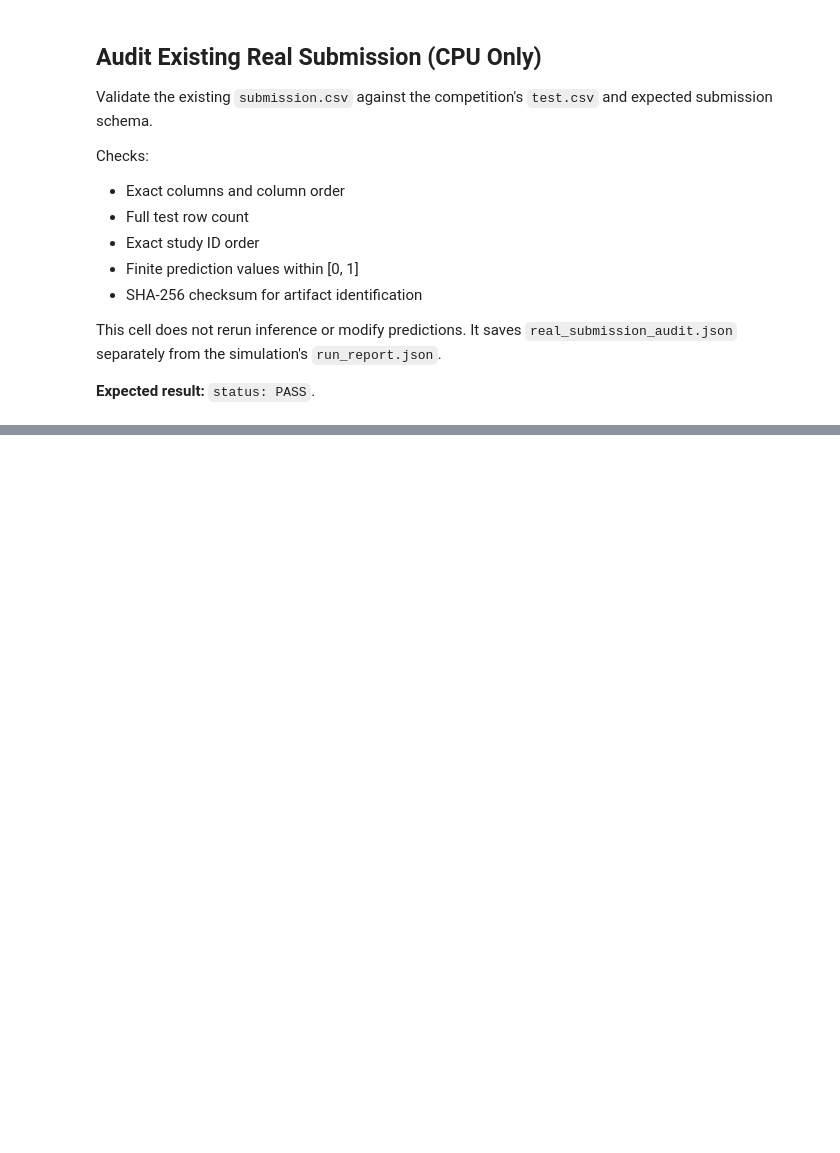
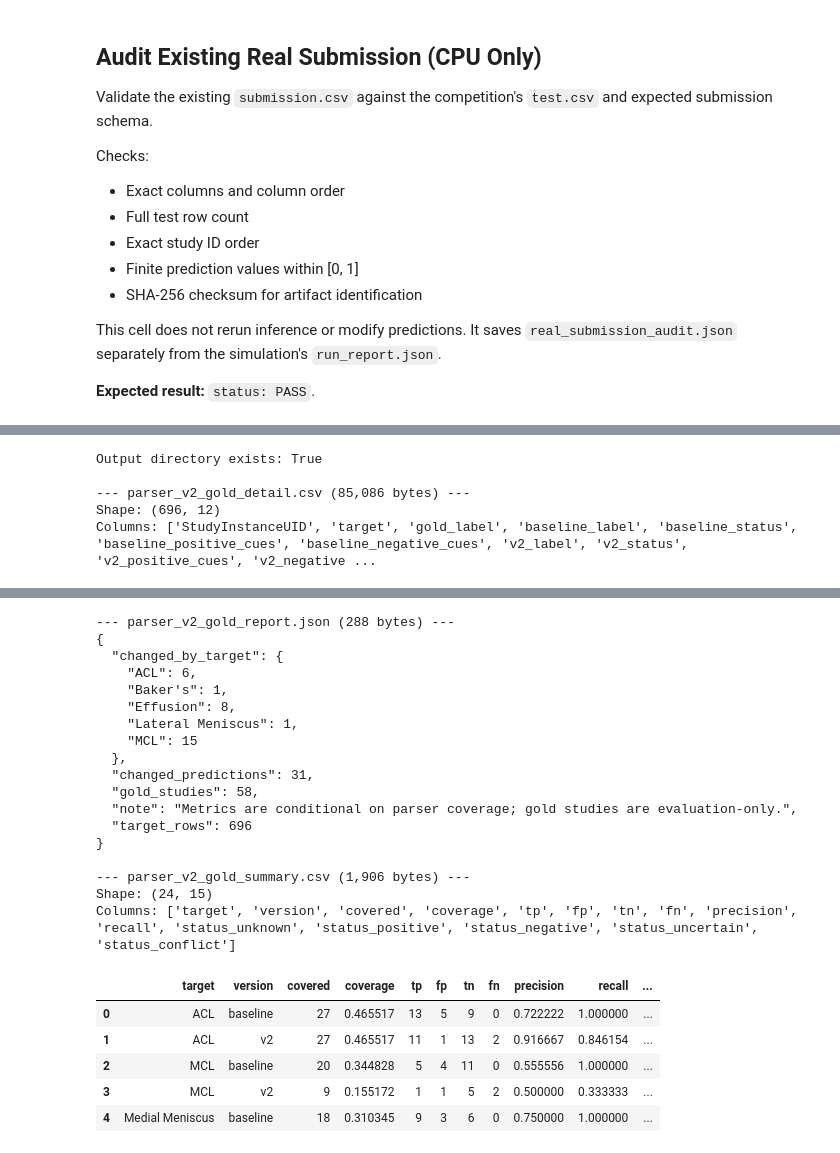
Before and after one commit to vixintry/rsna-knee-m1, a Jupyter notebook: rsna-submission.ipynb, the cells around one changed output, grey strips where cells are left out. Cells and saved outputs as stored; diff of their text form; code cells hidden in the pictures; blank space fills up the shorter version.

Commit message:
Kaggle Notebook | rsna_submission | v4

```diff
--- a/rsna-submission.ipynb
+++ b/rsna-submission.ipynb
@@ -659,0 +810,24 @@ Run this cell in the session where the files actually exist.
+# %%
+from pathlib import Path
+import pandas as pd
+
+out = Path("/kaggle/working/exp007_parser_v2_comparison")
+print("Output directory exists:", out.exists())
+
+for p in sorted(out.iterdir()):
+    print(f"\n--- {p.name} ({p.stat().st_size:,} bytes) ---")
+    if p.suffix.lower() == ".csv":
+        df = pd.read_csv(p)
+        print("Shape:", df.shape)
+        print("Columns:", df.columns.tolist())
+        display(df.head(5))
+    elif p.suffix.lower() == ".json":
+        print(p.read_text()[:5000])
+    else:
+        print("File type:", p.suffix)
+# %% [output]
+Output directory exists: True
+
+--- parser_v2_gold_detail.csv (85,086 bytes) ---
+Shape: (696, 12)
+Columns: ['StudyInstanceUID', 'target', 'gold_label', 'baseline_label', 'baseline_status', 'baseline_positive_cues', 'baseline_negative_cues', 'v2_label', 'v2_status', 'v2_positive_cues', 'v2_negative ...
@@ -659,0 +840,24 @@ Run this cell in the session where the files actually exist.
+--- parser_v2_gold_report.json (288 bytes) ---
+{
+  "changed_by_target": {
+    "ACL": 6,
+    "Baker's": 1,
+    "Effusion": 8,
+    "Lateral Meniscus": 1,
+    "MCL": 15
+  },
+  "changed_predictions": 31,
+  "gold_studies": 58,
+  "note": "Metrics are conditional on parser coverage; gold studies are evaluation-only.",
+  "target_rows": 696
+}
+
+--- parser_v2_gold_summary.csv (1,906 bytes) ---
+Shape: (24, 15)
+Columns: ['target', 'version', 'covered', 'coverage', 'tp', 'fp', 'tn', 'fn', 'precision', 'recall', 'status_unknown', 'status_positive', 'status_negative', 'status_uncertain', 'status_conflict']
+|  | target | version | covered | coverage | tp | fp | tn | fn | precision | recall | ... |
+| 0 | ACL | baseline | 27 | 0.465517 | 13 | 5 | 9 | 0 | 0.722222 | 1.000000 | ... |
+| 1 | ACL | v2 | 27 | 0.465517 | 11 | 1 | 13 | 2 | 0.916667 | 0.846154 | ... |
+| 2 | MCL | baseline | 20 | 0.344828 | 5 | 4 | 11 | 0 | 0.555556 | 1.000000 | ... |
+| 3 | MCL | v2 | 9 | 0.155172 | 1 | 1 | 5 | 2 | 0.500000 | 0.333333 | ... |
+| 4 | Medial Meniscus | baseline | 18 | 0.310345 | 9 | 3 | 6 | 0 | 0.750000 | 1.000000 | ... |
```
Also changed, not shown: parts of 14 cells of this notebook.
